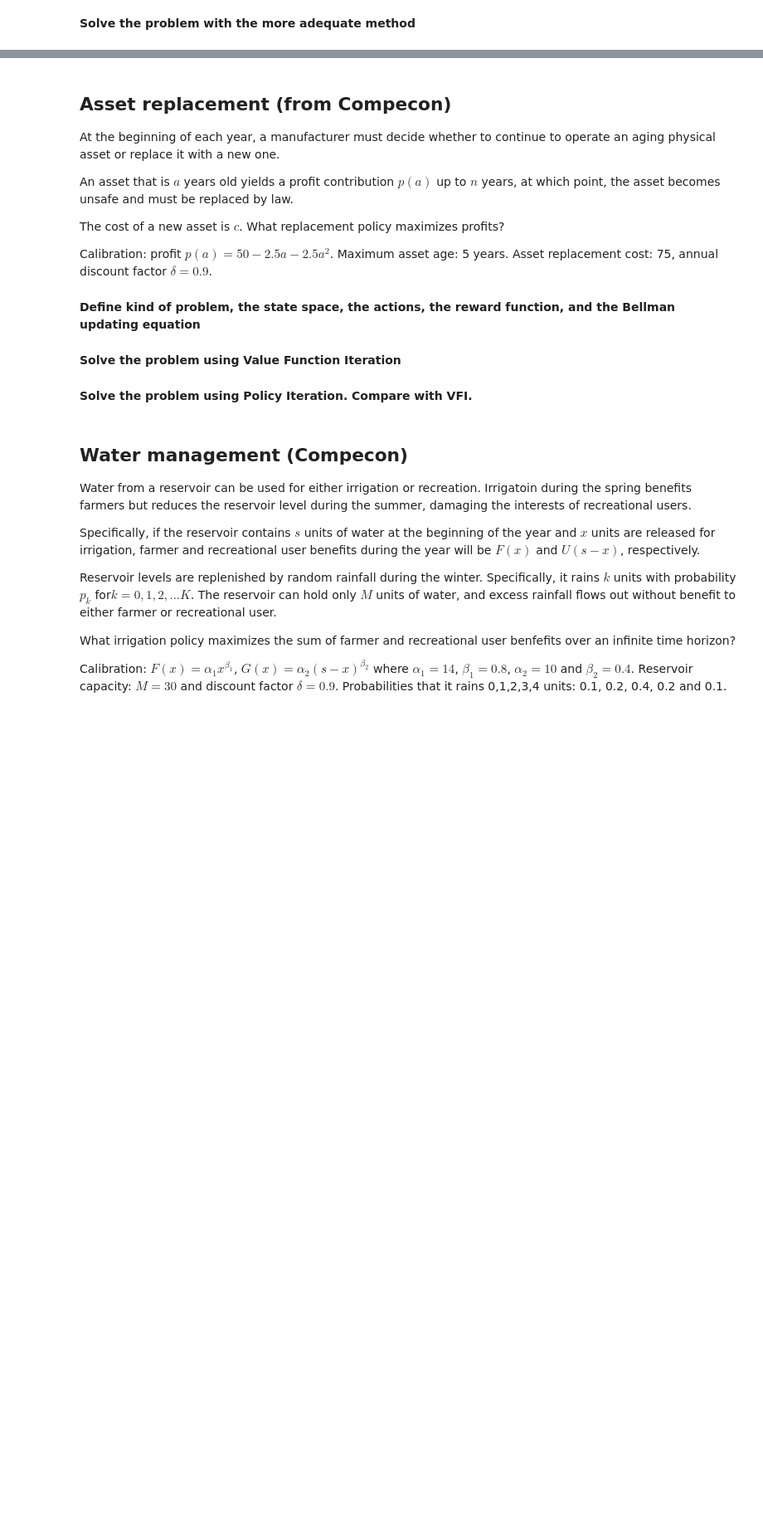
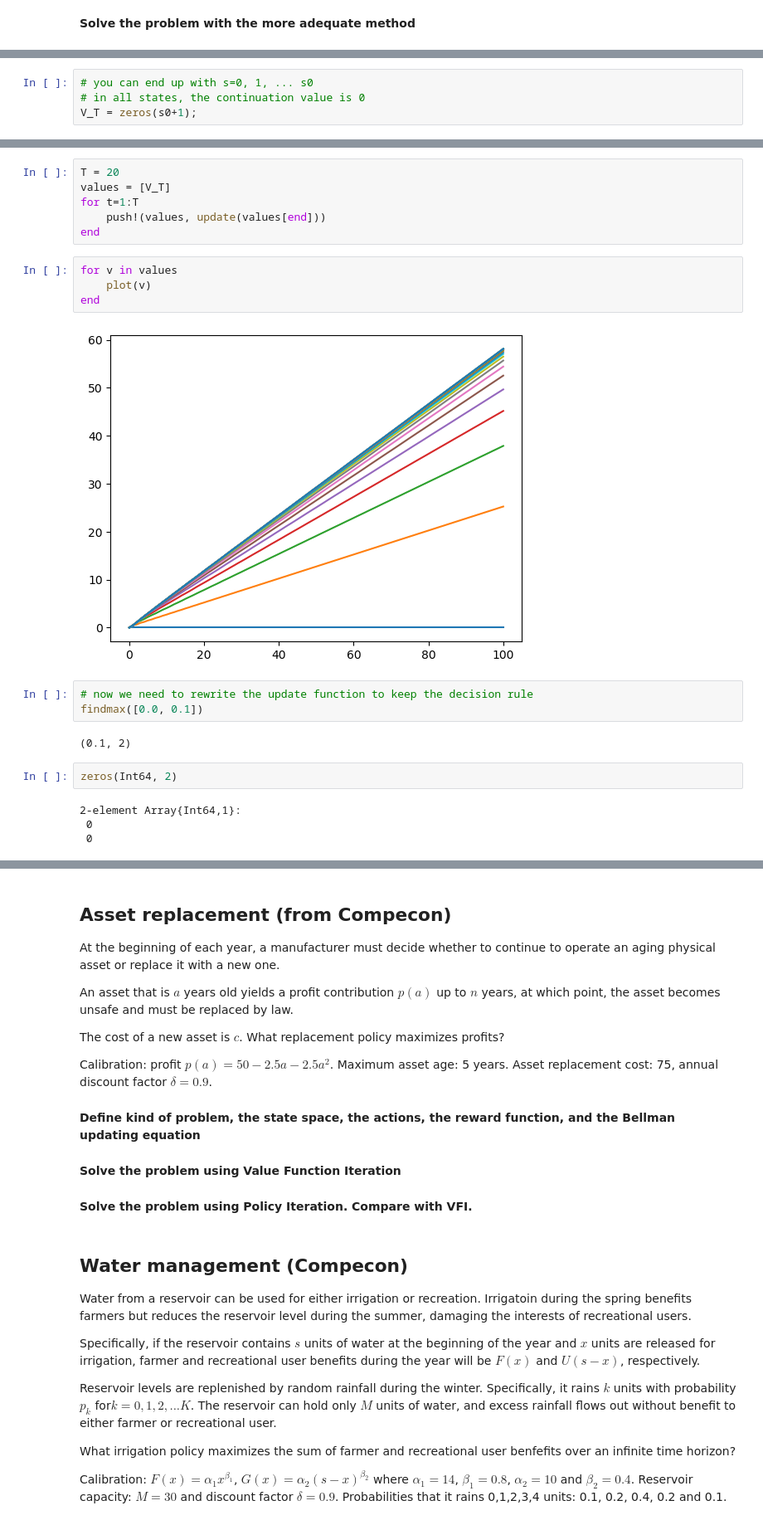
Before and after one commit to albop/eco309, a Jupyter notebook: notebooks/7_Discrete_Markov_Programs_tutorial.ipynb, the cells around one changed output, grey strips where cells are left out. Shown at 83% size. Saved outputs shown, nothing was run; the diff lists cells and outputs as text; blank space fills up the shorter version.

```diff
--- a/notebooks/7_Discrete_Markov_Programs_tutorial.ipynb
+++ b/notebooks/7_Discrete_Markov_Programs_tutorial.ipynb
@@ -120,0 +142,4 @@ __Solve the problem with the more adequate method__
+# %%
+# you can end up with s=0, 1, ... s0
+# in all states, the continuation value is 0
+V_T = zeros(s0+1);
@@ -120,0 +179,23 @@ __Solve the problem with the more adequate method__
+# %%
+T = 20
+values = [V_T]
+for t=1:T
+    push!(values, update(values[end]))
+end
+# %%
+for v in values
+    plot(v)
+end
+# %% [output]
+[figure, added]
+# %%
+# now we need to rewrite the update function to keep the decision rule
+findmax([0.0, 0.1])
+# %% [output]
+(0.1, 2)
+# %%
+zeros(Int64, 2)
+# %% [output]
+2-element Array{Int64,1}:
+ 0
+ 0
```
Also changed, not shown: parts of 12 cells of this notebook, 3 other files.
